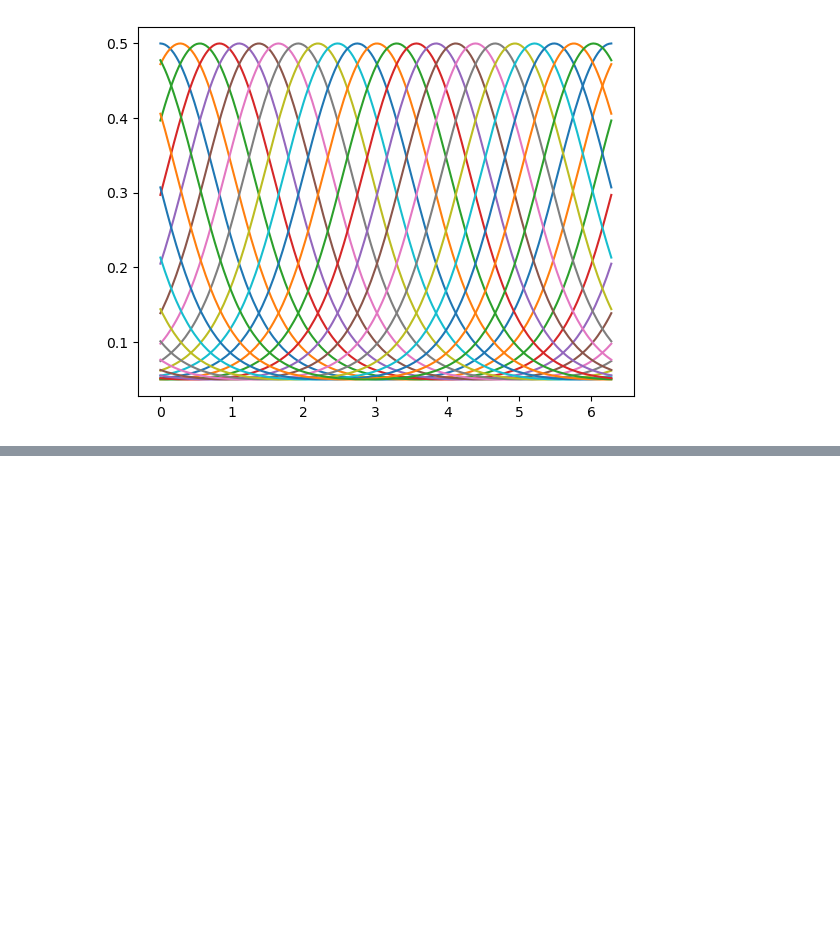
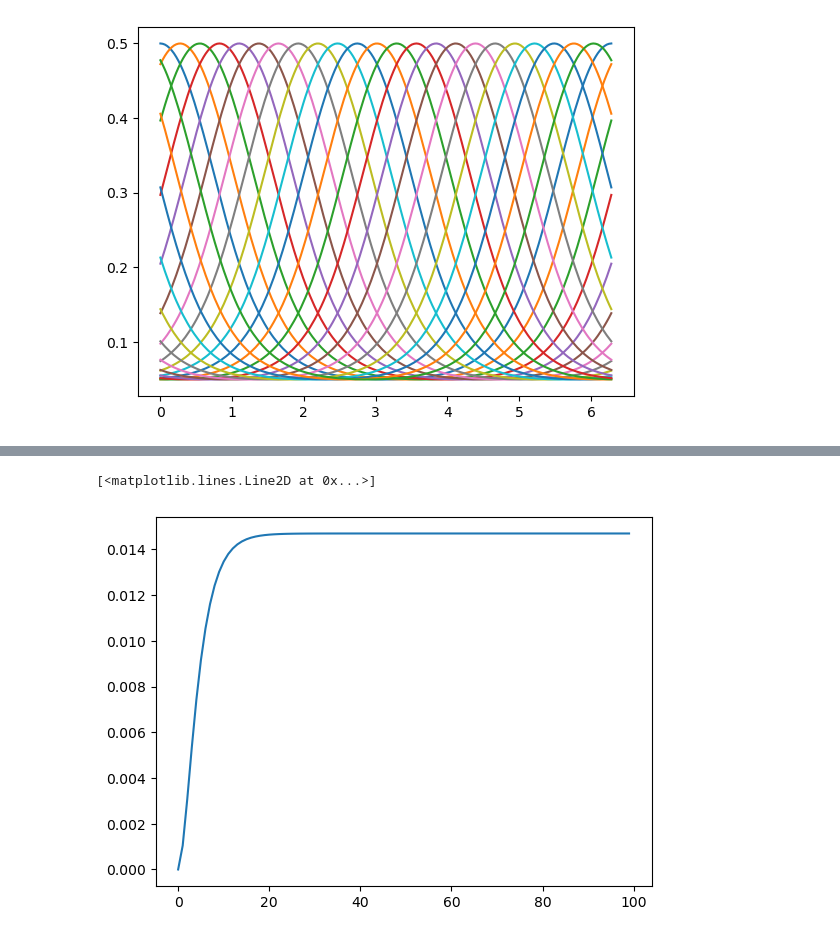
Before and after one commit to BeiGeJin/FBRNN, a Jupyter notebook: baseline_abb05/analysis_abb05_wt.ipynb, the cells around one changed output, grey strips where cells are left out. Saved outputs shown, nothing was run; the diff lists cells and outputs as text; code cells hidden in the pictures; blank space fills up the shorter version.

```diff
--- a/baseline_abb05/analysis_abb05_wt.ipynb
+++ b/baseline_abb05/analysis_abb05_wt.ipynb
@@ -10,7 +11,7 @@ from training_abb05_wt import SimpleNeuralNetwork
 # %%
 # load the pickle file
 with open('weights_abb05_wt.pkl', 'rb') as f:
-    model = pickle.load(f)
+    model_wt = pickle.load(f)
     losses = pickle.load(f)
     weight_sums = pickle.load(f)
     weights = pickle.load(f)
@@ -32,10 +33,10 @@ plt.show()
 [figure]
 # %%
 # Plotting the outputs
-model.eval()
+model_wt.eval()
 outputs = []
 for x in xs:
-    output = model(x)
+    output = model_wt(x)
     outputs.append(output.item())
 plt.plot(xs, outputs)
 plt.ylim([0,1])
@@ -70,8 +71,8 @@ plt.show()
 # %%
 rates = []
 for x in xs:
-    input = model.gaussian_rf(x)
-    rate = model.activation_func(model.gain * (input - model.shift))
+    input = model_wt.gaussian_rf(x)
+    rate = model_wt.activation_func(model_wt.gain * (input - model_wt.shift))
     rates.append(rate)
 rates = torch.cat(rates, dim=1)
 rates = rates.detach().numpy().round(4)
@@ -94,0 +100,4 @@ plt.show()
+# %%
+ndata = 230
+xs = torch.linspace(0, 2 * torch.pi, ndata)
+ys = torch.cos(xs)/4 + 0.5
@@ -94,0 +167,5 @@ plt.show()
+# %%
+plt.plot(simu_losses)
+# %% [output]
+[<matplotlib.lines.Line2D at 0x...>]
+[figure, added]
```
Also changed, not shown: parts of 9 cells of this notebook, 15 other files.
